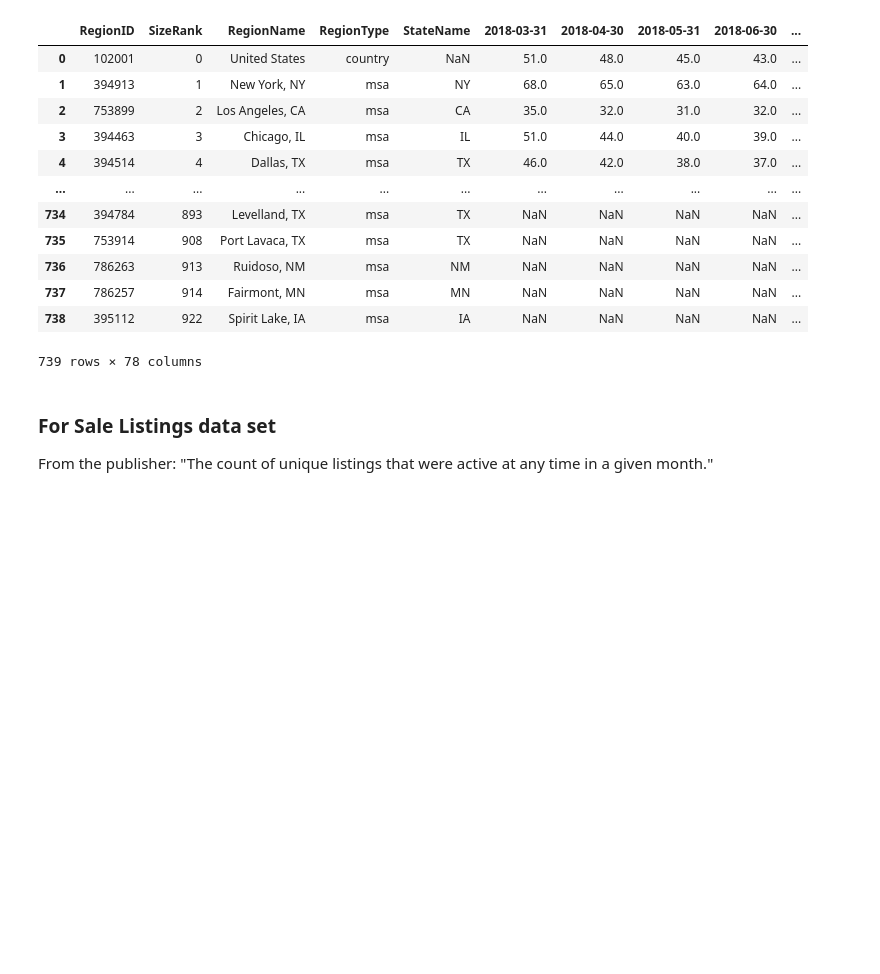
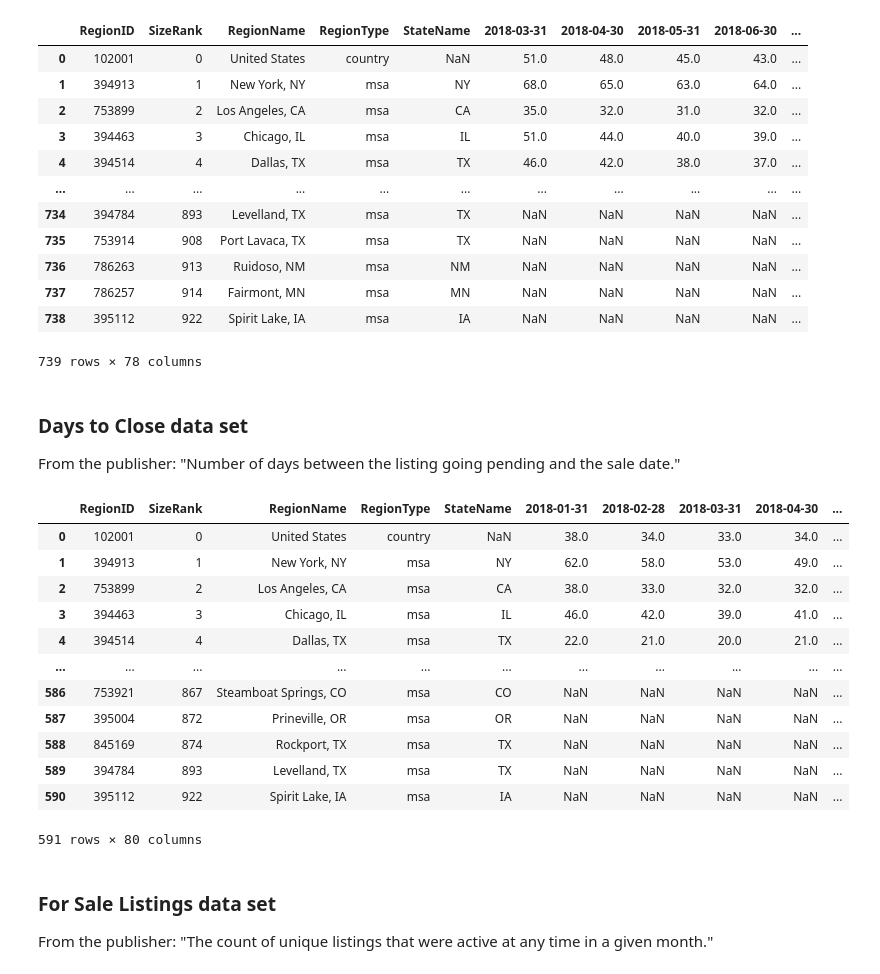
Before and after one commit to leoflewis/final-project, a Jupyter notebook: Project-Notebook.ipynb, the cells around one changed output. Saved outputs shown, nothing was run; the diff lists cells and outputs as text; code cells hidden in the pictures; blank space fills up the shorter version.

Commit message:
Completed number 7 and additional file

```diff
--- a/Project-Notebook.ipynb
+++ b/Project-Notebook.ipynb
@@ -89,6 +89,26 @@ days_on_market
 | 737 | 786257 | 914 | Fairmont, MN | msa | MN | NaN | NaN | NaN | NaN | ... |
 | 738 | 395112 | 922 | Spirit Lake, IA | msa | IA | NaN | NaN | NaN | NaN | ... |
 739 rows × 78 columns
+# %% [markdown]
+### Days to Close data set
+From the publisher: "Number of days between the listing going pending and the sale date."
+# %%
+days_to_close = pd.read_csv("Metro_mean_days_to_close_uc_sfrcondo_month.csv")
+days_to_close
+# %% [output]
+|  | RegionID | SizeRank | RegionName | RegionType | StateName | 2018-01-31 | 2018-02-28 | 2018-03-31 | 2018-04-30 | ... |
+| 0 | 102001 | 0 | United States | country | NaN | 38.0 | 34.0 | 33.0 | 34.0 | ... |
+| 1 | 394913 | 1 | New York, NY | msa | NY | 62.0 | 58.0 | 53.0 | 49.0 | ... |
+| 2 | 753899 | 2 | Los Angeles, CA | msa | CA | 38.0 | 33.0 | 32.0 | 32.0 | ... |
+| 3 | 394463 | 3 | Chicago, IL | msa | IL | 46.0 | 42.0 | 39.0 | 41.0 | ... |
+| 4 | 394514 | 4 | Dallas, TX | msa | TX | 22.0 | 21.0 | 20.0 | 21.0 | ... |
+| ... | ... | ... | ... | ... | ... | ... | ... | ... | ... | ... |
+| 586 | 753921 | 867 | Steamboat Springs, CO | msa | CO | NaN | NaN | NaN | NaN | ... |
+| 587 | 395004 | 872 | Prineville, OR | msa | OR | NaN | NaN | NaN | NaN | ... |
+| 588 | 845169 | 874 | Rockport, TX | msa | TX | NaN | NaN | NaN | NaN | ... |
+| 589 | 394784 | 893 | Levelland, TX | msa | TX | NaN | NaN | NaN | NaN | ... |
+| 590 | 395112 | 922 | Spirit Lake, IA | msa | IA | NaN | NaN | NaN | NaN | ... |
+591 rows × 80 columns
 # %% [markdown]
 ### For Sale Listings data set
 From the publisher: "The count of unique listings that were active at any time in a given month."
```
Also changed, not shown: parts of 14 cells of this notebook, 1 other file.
